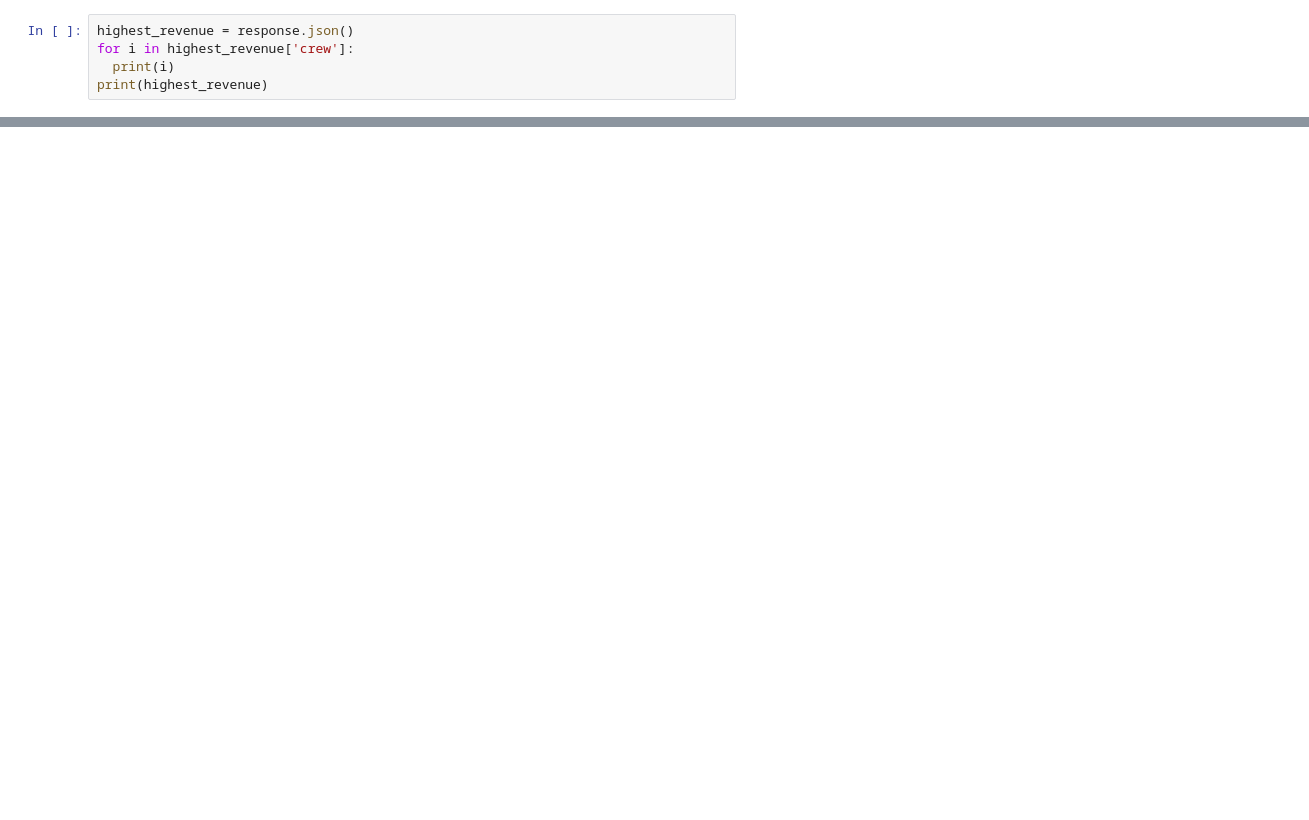
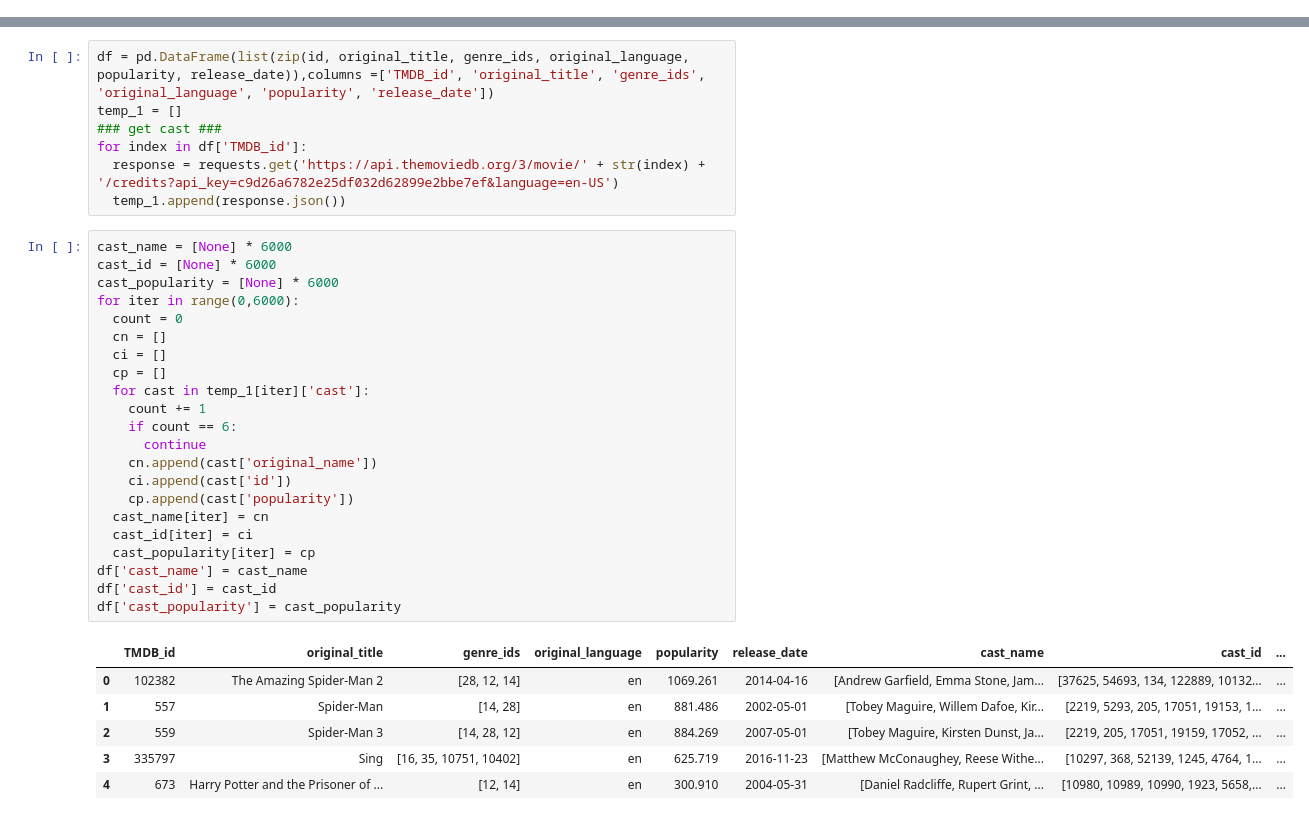
Before and after one commit to botingchen/ML_Project, a Jupyter notebook: main.ipynb, the cells around one changed output, grey strips where cells are left out. Drawn from its saved outputs; the diff is of its cells as text; blank space fills up the shorter version.

```diff
--- a/main.ipynb
+++ b/main.ipynb
@@ -16,5 +23,0 @@ response = requests.get('https://api.themoviedb.org/3/movie/181808/credits?api_k
-# %%
-highest_revenue = response.json()
-for i in highest_revenue['crew']:
-  print(i)
-print(highest_revenue)
@@ -38,0 +48,36 @@ print(highest_revenue)
+# %%
+df = pd.DataFrame(list(zip(id, original_title, genre_ids, original_language, popularity, release_date)),columns =['TMDB_id', 'original_title', 'genre_ids', 'original_language', 'popularity', 'release_date'])
+temp_1 = []
+### get cast ###
+for index in df['TMDB_id']:
+  response = requests.get('https://api.themoviedb.org/3/movie/' + str(index) + '/credits?api_key=c9d26a6782e25df032d62899e2bbe7ef&language=en-US')
+  temp_1.append(response.json())
+# %%
+cast_name = [None] * 6000
+cast_id = [None] * 6000
+cast_popularity = [None] * 6000
+for iter in range(0,6000):
+  count = 0
+  cn = []
+  ci = []
+  cp = []
+  for cast in temp_1[iter]['cast']:
+    count += 1
+    if count == 6:
+      continue
+    cn.append(cast['original_name'])
+    ci.append(cast['id'])
+    cp.append(cast['popularity'])
+  cast_name[iter] = cn
+  cast_id[iter] = ci
+  cast_popularity[iter] = cp
+df['cast_name'] = cast_name
+df['cast_id'] = cast_id
+df['cast_popularity'] = cast_popularity
+# %% [output]
+|  | TMDB_id | original_title | genre_ids | original_language | popularity | release_date | cast_name | cast_id | ... |
+| 0 | 102382 | The Amazing Spider-Man 2 | [28, 12, 14] | en | 1069.261 | 2014-04-16 | [Andrew Garfield, Emma Stone, Jam... | [37625, 54693, 134, 122889, 10132... | ... |
+| 1 | 557 | Spider-Man | [14, 28] | en | 881.486 | 2002-05-01 | [Tobey Maguire, Willem Dafoe, Kir... | [2219, 5293, 205, 17051, 19153, 1... | ... |
+| 2 | 559 | Spider-Man 3 | [14, 28, 12] | en | 884.269 | 2007-05-01 | [Tobey Maguire, Kirsten Dunst, Ja... | [2219, 205, 17051, 19159, 17052, ... | ... |
+| 3 | 335797 | Sing | [16, 35, 10751, 10402] | en | 625.719 | 2016-11-23 | [Matthew McConaughey, Reese Withe... | [10297, 368, 52139, 1245, 4764, 1... | ... |
+| 4 | 673 | Harry Potter and the Prisoner of ... | [12, 14] | en | 300.910 | 2004-05-31 | [Daniel Radcliffe, Rupert Grint, ... | [10980, 10989, 10990, 1923, 5658,... | ... |
```
Also changed, not shown: parts of 10 cells of this notebook.
